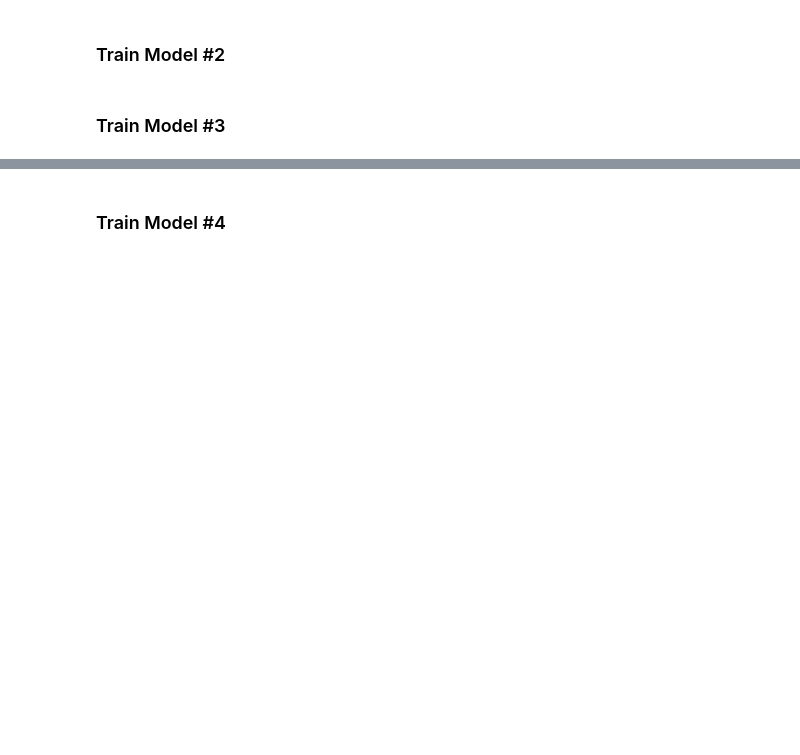
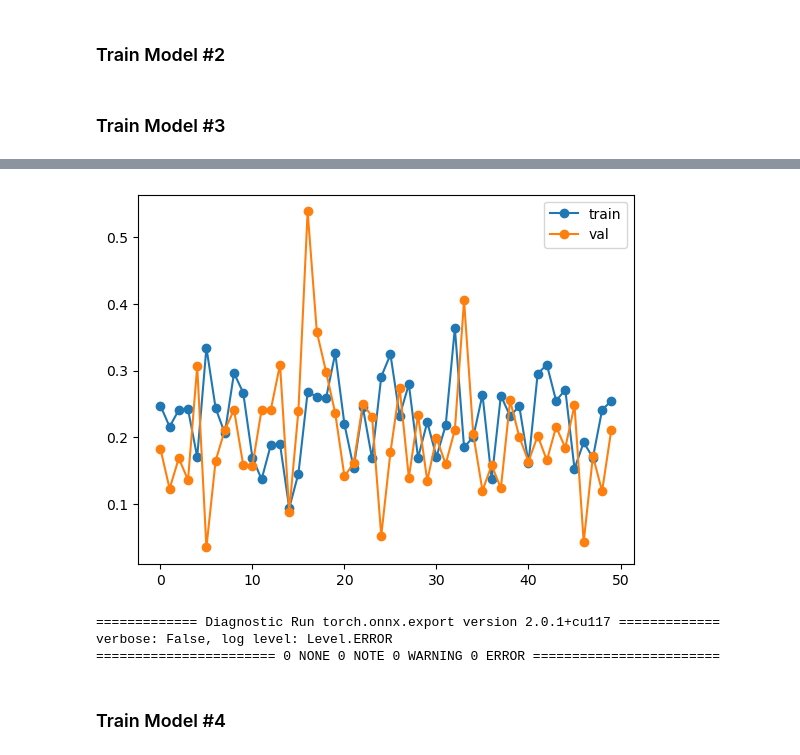
Before and after one commit to zuzg/autonomous-jetbot, a Jupyter notebook: pipeline.ipynb, the cells around one changed output, grey strips where cells are left out. Drawn from its saved outputs; the diff is of its cells as text; code cells hidden in the pictures; blank space fills up the shorter version.

Commit message:
Train Andrzej's models

```diff
--- a/pipeline.ipynb
+++ b/pipeline.ipynb
@@ -96,6 +84,6 @@ plt.show()
 model = CNN()
 optimizer = optim.Adam(model.parameters(), lr=0.001)
 criterion = nn.MSELoss()
-epochs = 100
+epochs = 50
 # %%
 train_history, val_history = run_training(model, train_loader, val_loader, optimizer, criterion, epochs, device)
@@ -115,3 +104,13 @@ torch.onnx.export(model,
+# %%
+plot_loss(epochs, train_history, val_history)
+# %% [output]
+[figure, added]
+# %%
+export_onnx(model, "model_cnn_1.onnx", device)
+# %% [output]
+============= Diagnostic Run torch.onnx.export version 2.0.1+cu117 =============
+verbose: False, log level: Level.ERROR
+======================= 0 NONE 0 NOTE 0 WARNING 0 ERROR ========================
 # %% [markdown]
 ### Train Model #4
 # %%
```
Also changed, not shown: parts of 22 cells of this notebook, 1 other file.
